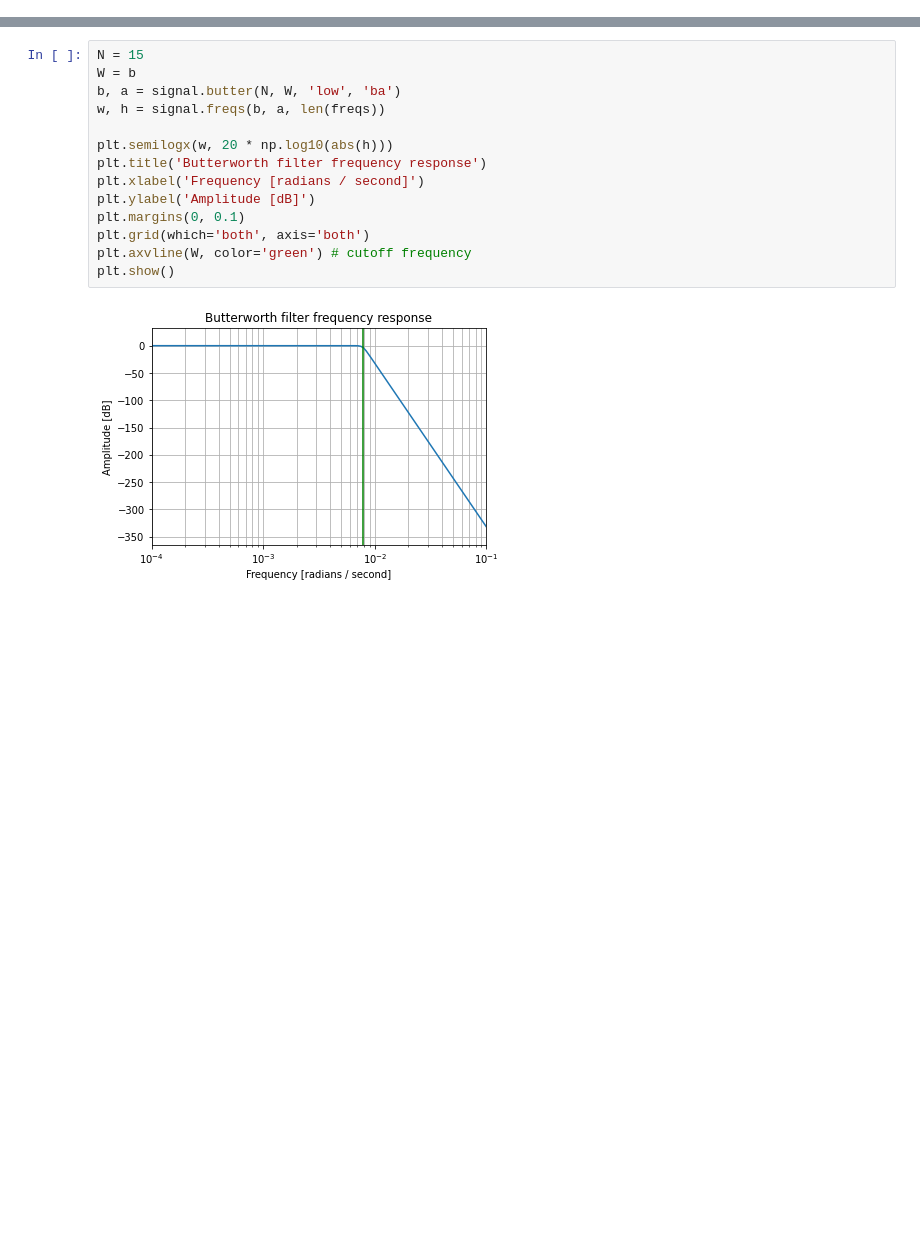
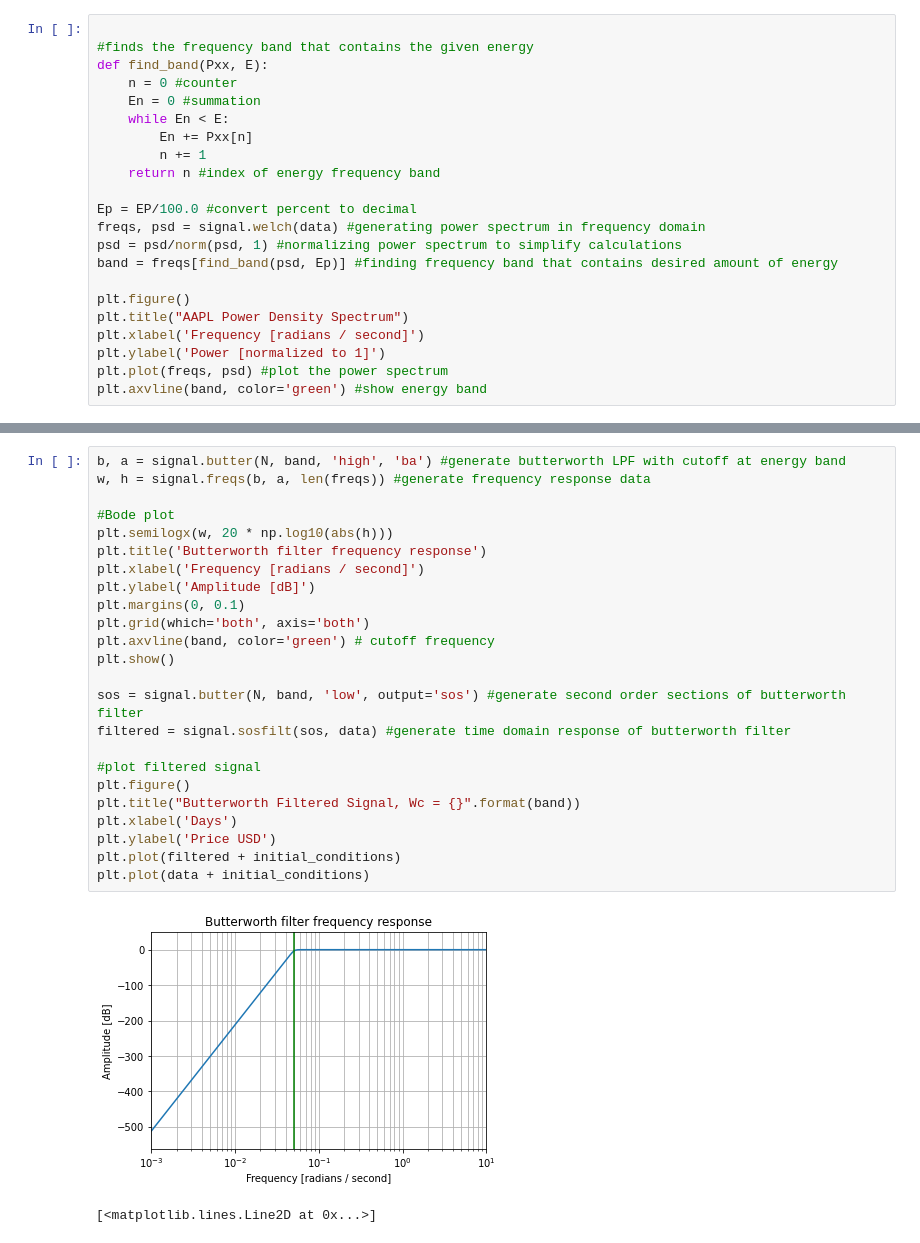
Before and after one commit to yassinkortam/ma_analysis, a Jupyter notebook: ma_analysis.ipynb, the cells around one changed output, grey strips where cells are left out. Drawn from its saved outputs; the diff is of its cells as text; blank space fills up the shorter version.

```diff
--- a/ma_analysis.ipynb
+++ b/ma_analysis.ipynb
@@ -61,0 +49,22 @@ print(b)
+# %%
+
+#finds the frequency band that contains the given energy
+def find_band(Pxx, E):
+    n = 0 #counter
+    En = 0 #summation
+    while En < E:
+        En += Pxx[n]
+        n += 1
+    return n #index of energy frequency band
+
+Ep = EP/100.0 #convert percent to decimal
+freqs, psd = signal.welch(data) #generating power spectrum in frequency domain
+psd = psd/norm(psd, 1) #normalizing power spectrum to simplify calculations
+band = freqs[find_band(psd, Ep)] #finding frequency band that contains desired amount of energy
+
+plt.figure()
+plt.title("AAPL Power Density Spectrum")
+plt.xlabel('Frequency [radians / second]')
+plt.ylabel('Power [normalized to 1]')
+plt.plot(freqs, psd) #plot the power spectrum
+plt.axvline(band, color='green') #show energy band
@@ -62,16 +78,27 @@ print(b)
 # %%
-N = 15
-W = b
-b, a = signal.butter(N, W, 'low', 'ba')
-w, h = signal.freqs(b, a, len(freqs))
+b, a = signal.butter(N, band, 'high', 'ba') #generate butterworth LPF with cutoff at energy band
+w, h = signal.freqs(b, a, len(freqs)) #generate frequency response data
 
+#Bode plot
 plt.semilogx(w, 20 * np.log10(abs(h)))
 plt.title('Butterworth filter frequency response')
 plt.xlabel('Frequency [radians / second]')
 plt.ylabel('Amplitude [dB]')
 plt.margins(0, 0.1)
 plt.grid(which='both', axis='both')
-plt.axvline(W, color='green') # cutoff frequency
+plt.axvline(band, color='green') # cutoff frequency
 plt.show()
+
+sos = signal.butter(N, band, 'low', output='sos') #generate second order sections of butterworth filter
+filtered = signal.sosfilt(sos, data) #generate time domain response of butterworth filter
+
+#plot filtered signal
+plt.figure()
+plt.title("Butterworth Filtered Signal, Wc = {}".format(band))
+plt.xlabel('Days')
+plt.ylabel('Price USD')
+plt.plot(filtered + initial_conditions)
+plt.plot(data + initial_conditions)
 # %% [output]
-[figure, old version]
+[figure, new version]
+[<matplotlib.lines.Line2D at 0x...>]
```
Also changed, not shown: parts of 16 cells of this notebook.
